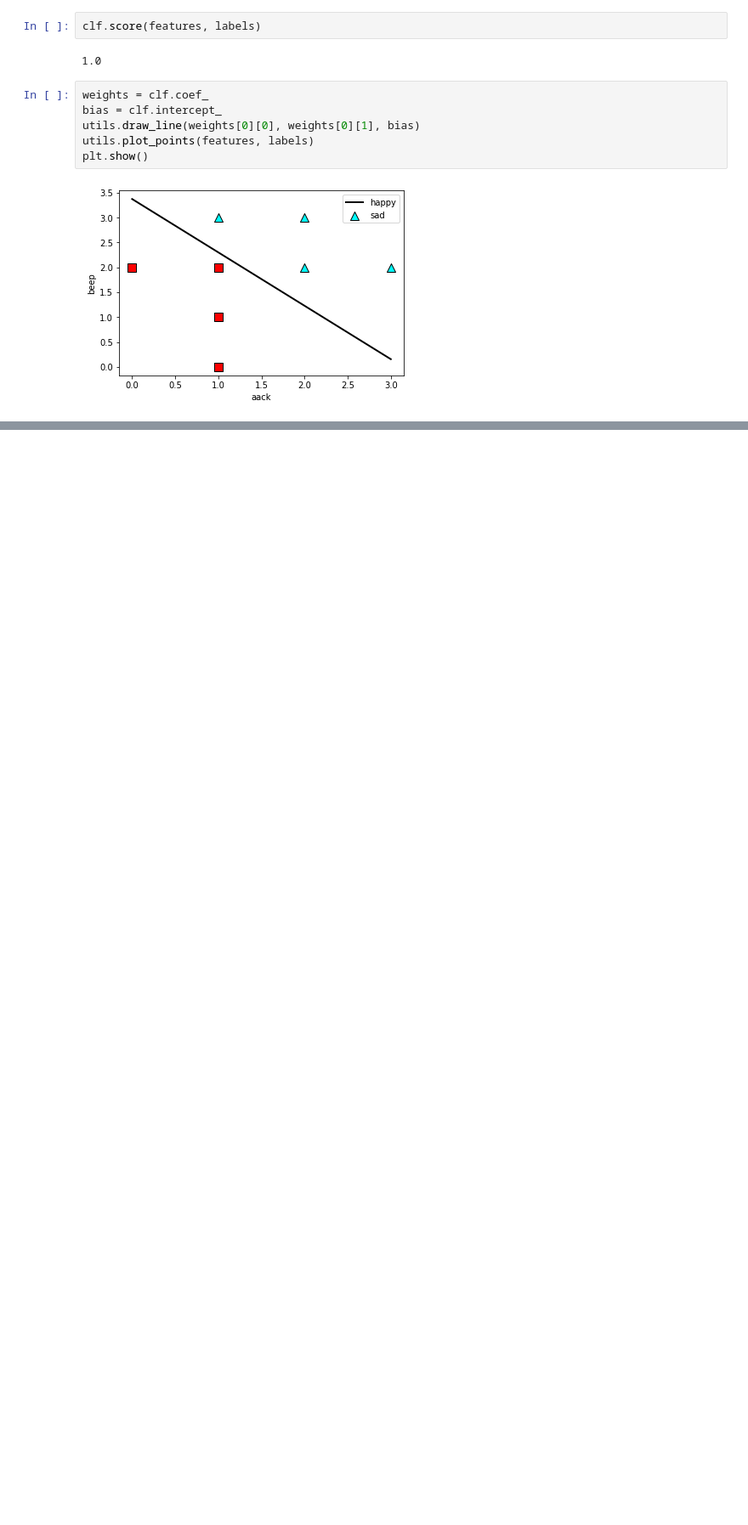
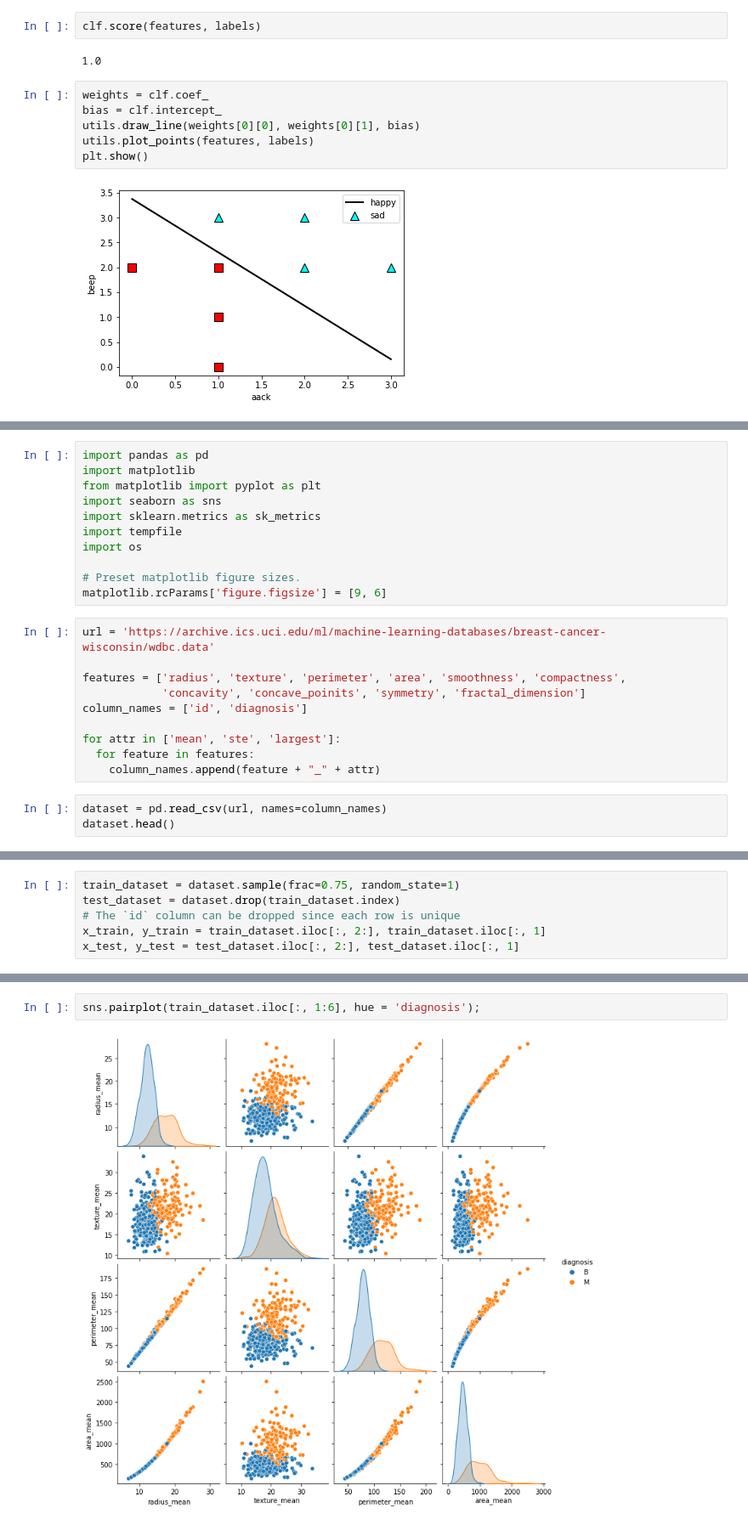
Before and after one commit to s7s/machine_learning_1, a Jupyter notebook: logistic_regression/Coding_logistic_regression_solution.ipynb, the cells around one changed output, grey strips where cells are left out. Shown at 85% size. Drawn from its saved outputs; the diff is of its cells as text; blank space fills up the shorter version.

```diff
--- a/logistic_regression/Coding_logistic_regression_solution.ipynb
+++ b/logistic_regression/Coding_logistic_regression_solution.ipynb
@@ -110,0 +112,24 @@ plt.show()
+# %%
+import pandas as pd
+import matplotlib
+from matplotlib import pyplot as plt
+import seaborn as sns
+import sklearn.metrics as sk_metrics
+import tempfile
+import os
+
+# Preset matplotlib figure sizes.
+matplotlib.rcParams['figure.figsize'] = [9, 6]
+# %%
+url = 'https://archive.ics.uci.edu/ml/machine-learning-databases/breast-cancer-wisconsin/wdbc.data'
+
+features = ['radius', 'texture', 'perimeter', 'area', 'smoothness', 'compactness',
+            'concavity', 'concave_poinits', 'symmetry', 'fractal_dimension']
+column_names = ['id', 'diagnosis']
+
+for attr in ['mean', 'ste', 'largest']:
+  for feature in features:
+    column_names.append(feature + "_" + attr)
+# %%
+dataset = pd.read_csv(url, names=column_names)
+dataset.head()
@@ -110,0 +144,6 @@ plt.show()
+# %%
+train_dataset = dataset.sample(frac=0.75, random_state=1)
+test_dataset = dataset.drop(train_dataset.index)
+# The `id` column can be dropped since each row is unique
+x_train, y_train = train_dataset.iloc[:, 2:], train_dataset.iloc[:, 1]
+x_test, y_test = test_dataset.iloc[:, 2:], test_dataset.iloc[:, 1]
@@ -110,0 +152,4 @@ plt.show()
+# %%
+sns.pairplot(train_dataset.iloc[:, 1:6], hue = 'diagnosis');
+# %% [output]
+[figure, added]
```
Also changed, not shown: parts of 10 cells of this notebook, 1 other file.
